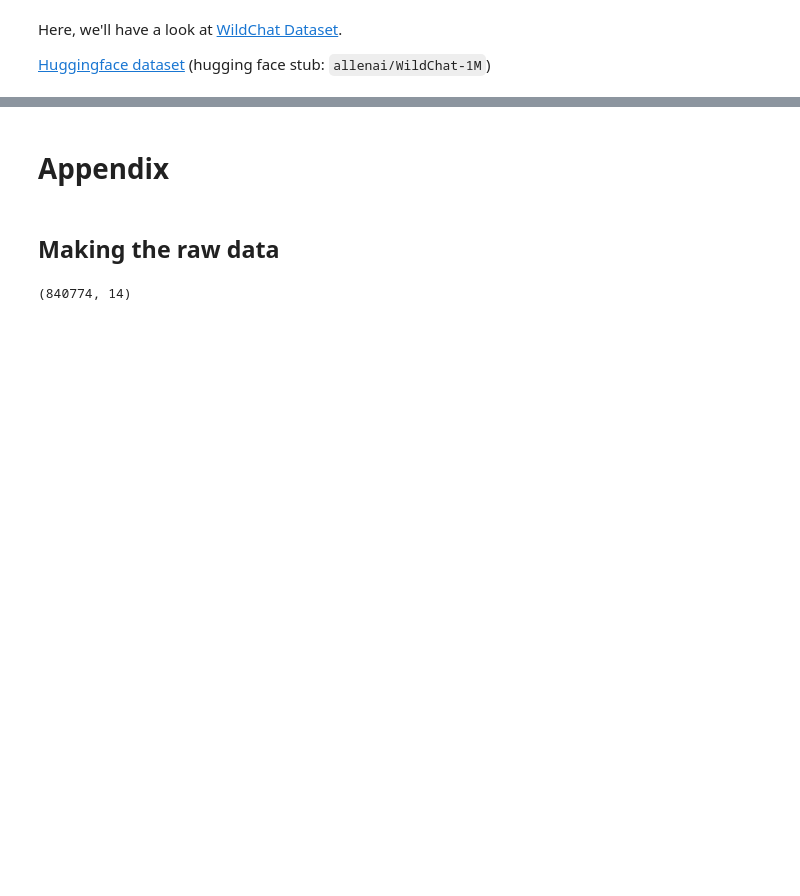
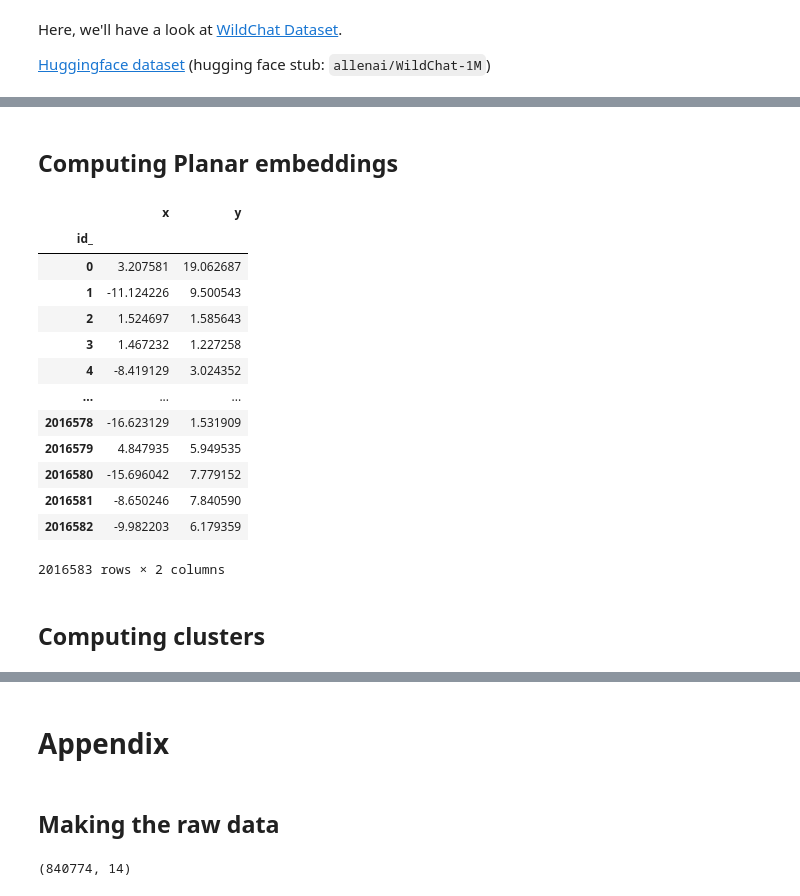
Before and after one commit to thorwhalen/imbed_data_prep, a Jupyter notebook: misc/wildchat.ipynb, the cells around one changed output, grey strips where cells are left out. Saved outputs shown, nothing was run; the diff lists cells and outputs as text; code cells hidden in the pictures; blank space fills up the shorter version.

```diff
--- a/misc/wildchat.ipynb
+++ b/misc/wildchat.ipynb
@@ -6,0 +270,37 @@ from imbed_data_prep.wildchat import *
+# %% [markdown]
+## Computing Planar embeddings
+# %%
+from imbed_data_prep.wildchat import WildchatDacc
+
+dacc = WildchatDacc()
+# %%
+embeddings_df = dacc.saves['embeddings.parquet']
+# %%
+import imbed
+
+planar_embeddings_ = imbed.planar_embeddings(
+    embeddings_df.embedding, embeddings_func='ncvis'
+)
+# %%
+dacc.saves['planar_embeddings.parquet'] = imbed.util.planar_embeddings_dict_to_df(
+    planar_embeddings_
+)
+# %%
+dacc.saves['planar_embeddings.parquet']
+# %% [output]
+|  | x | y |
+| id_ |  |  |
+| 0 | 3.207581 | 19.062687 |
+| 1 | -11.124226 | 9.500543 |
+| 2 | 1.524697 | 1.585643 |
+| 3 | 1.467232 | 1.227258 |
+| 4 | -8.419129 | 3.024352 |
+| ... | ... | ... |
+| 2016578 | -16.623129 | 1.531909 |
+| 2016579 | 4.847935 | 5.949535 |
+| 2016580 | -15.696042 | 7.779152 |
+| 2016581 | -8.650246 | 7.840590 |
+| 2016582 | -9.982203 | 6.179359 |
+2016583 rows × 2 columns
+# %% [markdown]
+## Computing clusters
```
Also changed, not shown: parts of 172 cells of this notebook, 5 other files.
